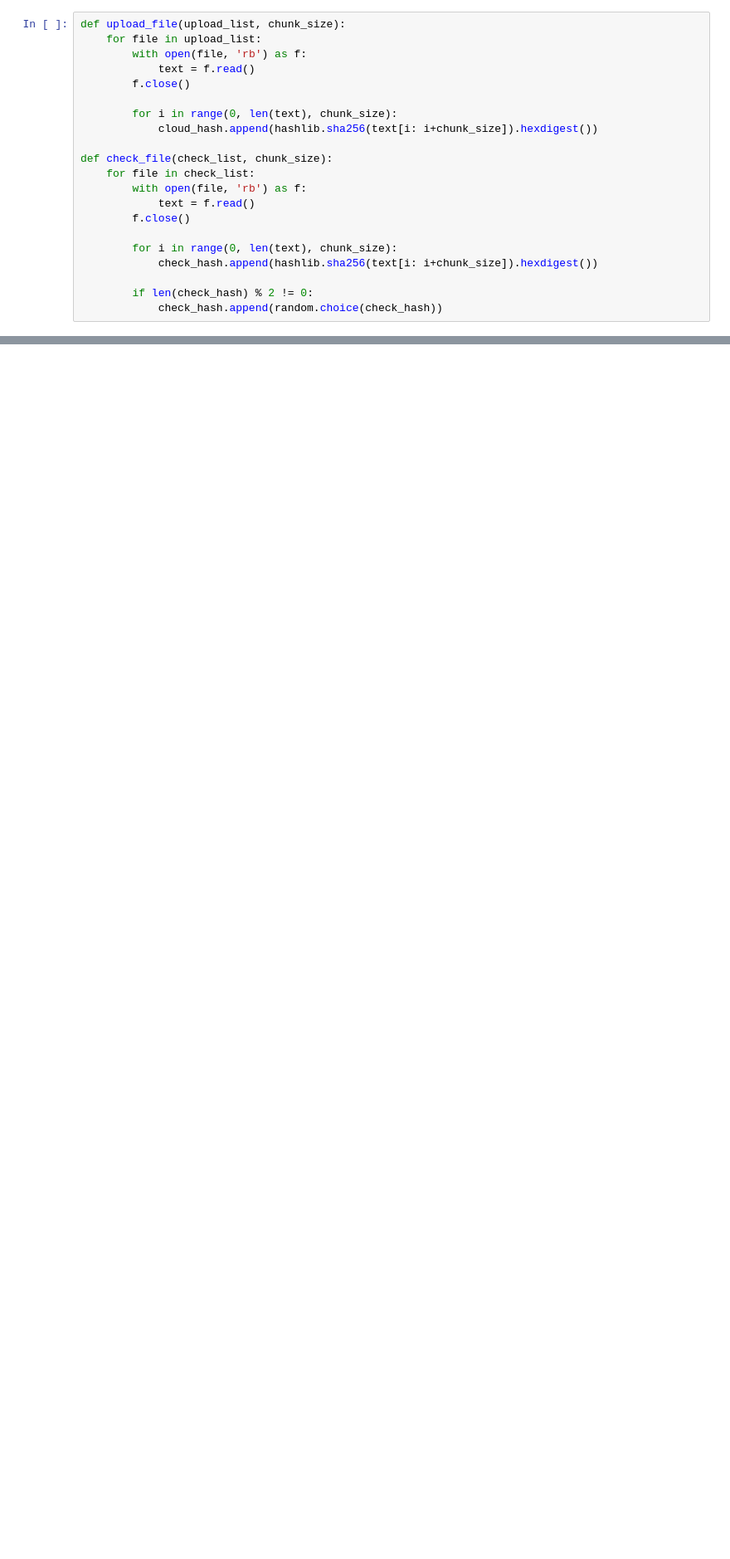
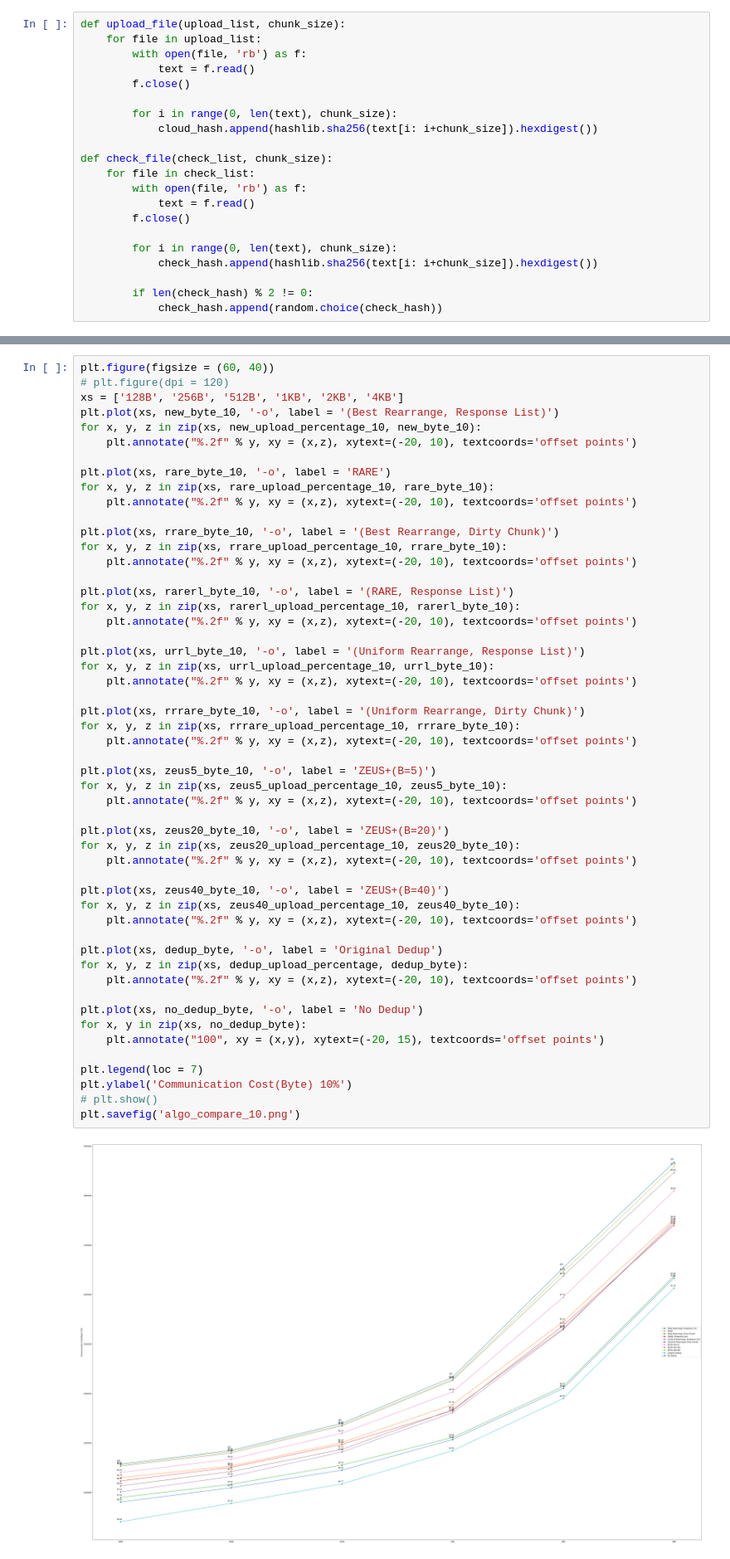
Before and after one commit to charlie831007/DataSecurity, a Jupyter notebook: New_Algo_Compare.ipynb, the cells around one changed output, grey strips where cells are left out. Shown at 83% size. Cells and saved outputs as stored; diff of their text form; blank space fills up the shorter version.

```diff
--- a/New_Algo_Compare.ipynb
+++ b/New_Algo_Compare.ipynb
@@ -877,0 +1795,54 @@ plt.savefig('result_25%.png')
+# %%
+plt.figure(figsize = (60, 40))
+# plt.figure(dpi = 120)
+xs = ['128B', '256B', '512B', '1KB', '2KB', '4KB']
+plt.plot(xs, new_byte_10, '-o', label = '(Best Rearrange, Response List)')
+for x, y, z in zip(xs, new_upload_percentage_10, new_byte_10):
+    plt.annotate("%.2f" % y, xy = (x,z), xytext=(-20, 10), textcoords='offset points')
+
+plt.plot(xs, rare_byte_10, '-o', label = 'RARE')
+for x, y, z in zip(xs, rare_upload_percentage_10, rare_byte_10):
+    plt.annotate("%.2f" % y, xy = (x,z), xytext=(-20, 10), textcoords='offset points')
+
+plt.plot(xs, rrare_byte_10, '-o', label = '(Best Rearrange, Dirty Chunk)')
+for x, y, z in zip(xs, rrare_upload_percentage_10, rrare_byte_10):
+    plt.annotate("%.2f" % y, xy = (x,z), xytext=(-20, 10), textcoords='offset points')
+
+plt.plot(xs, rarerl_byte_10, '-o', label = '(RARE, Response List)')
+for x, y, z in zip(xs, rarerl_upload_percentage_10, rarerl_byte_10):
+    plt.annotate("%.2f" % y, xy = (x,z), xytext=(-20, 10), textcoords='offset points')
+
+plt.plot(xs, urrl_byte_10, '-o', label = '(Uniform Rearrange, Response List)')
+for x, y, z in zip(xs, urrl_upload_percentage_10, urrl_byte_10):
+    plt.annotate("%.2f" % y, xy = (x,z), xytext=(-20, 10), textcoords='offset points')
+
+plt.plot(xs, rrrare_byte_10, '-o', label = '(Uniform Rearrange, Dirty Chunk)')
+for x, y, z in zip(xs, rrrare_upload_percentage_10, rrrare_byte_10):
+    plt.annotate("%.2f" % y, xy = (x,z), xytext=(-20, 10), textcoords='offset points')
+
+plt.plot(xs, zeus5_byte_10, '-o', label = 'ZEUS+(B=5)')
+for x, y, z in zip(xs, zeus5_upload_percentage_10, zeus5_byte_10):
+    plt.annotate("%.2f" % y, xy = (x,z), xytext=(-20, 10), textcoords='offset points')
+
+plt.plot(xs, zeus20_byte_10, '-o', label = 'ZEUS+(B=20)')
+for x, y, z in zip(xs, zeus20_upload_percentage_10, zeus20_byte_10):
+    plt.annotate("%.2f" % y, xy = (x,z), xytext=(-20, 10), textcoords='offset points')
+
+plt.plot(xs, zeus40_byte_10, '-o', label = 'ZEUS+(B=40)')
+for x, y, z in zip(xs, zeus40_upload_percentage_10, zeus40_byte_10):
+    plt.annotate("%.2f" % y, xy = (x,z), xytext=(-20, 10), textcoords='offset points')
+
+plt.plot(xs, dedup_byte, '-o', label = 'Original Dedup')
+for x, y, z in zip(xs, dedup_upload_percentage, dedup_byte):
+    plt.annotate("%.2f" % y, xy = (x,z), xytext=(-20, 10), textcoords='offset points')
+
+plt.plot(xs, no_dedup_byte, '-o', label = 'No Dedup')
+for x, y in zip(xs, no_dedup_byte):
+    plt.annotate("100", xy = (x,y), xytext=(-20, 15), textcoords='offset points')
+
+plt.legend(loc = 7)
+plt.ylabel('Communication Cost(Byte) 10%')
+# plt.show()
+plt.savefig('algo_compare_10.png')
+# %% [output]
+[figure, added]
```
Also changed, not shown: parts of 45 cells of this notebook, 7 other files.
